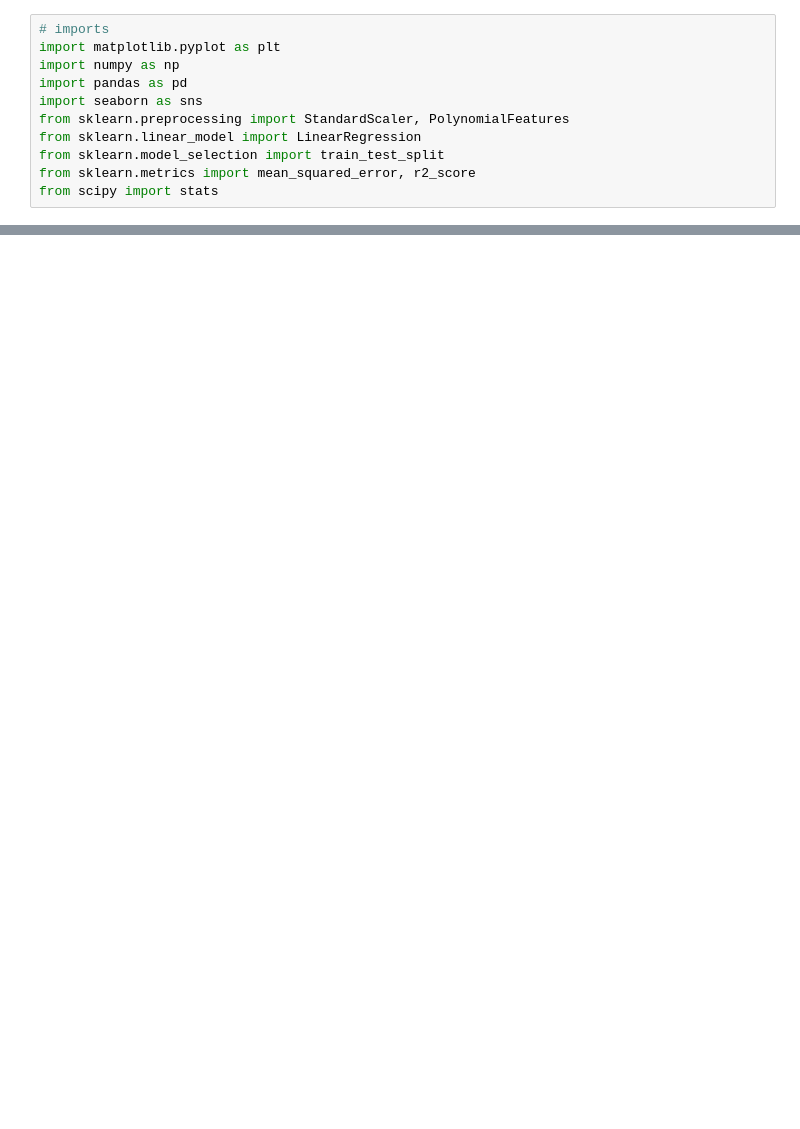
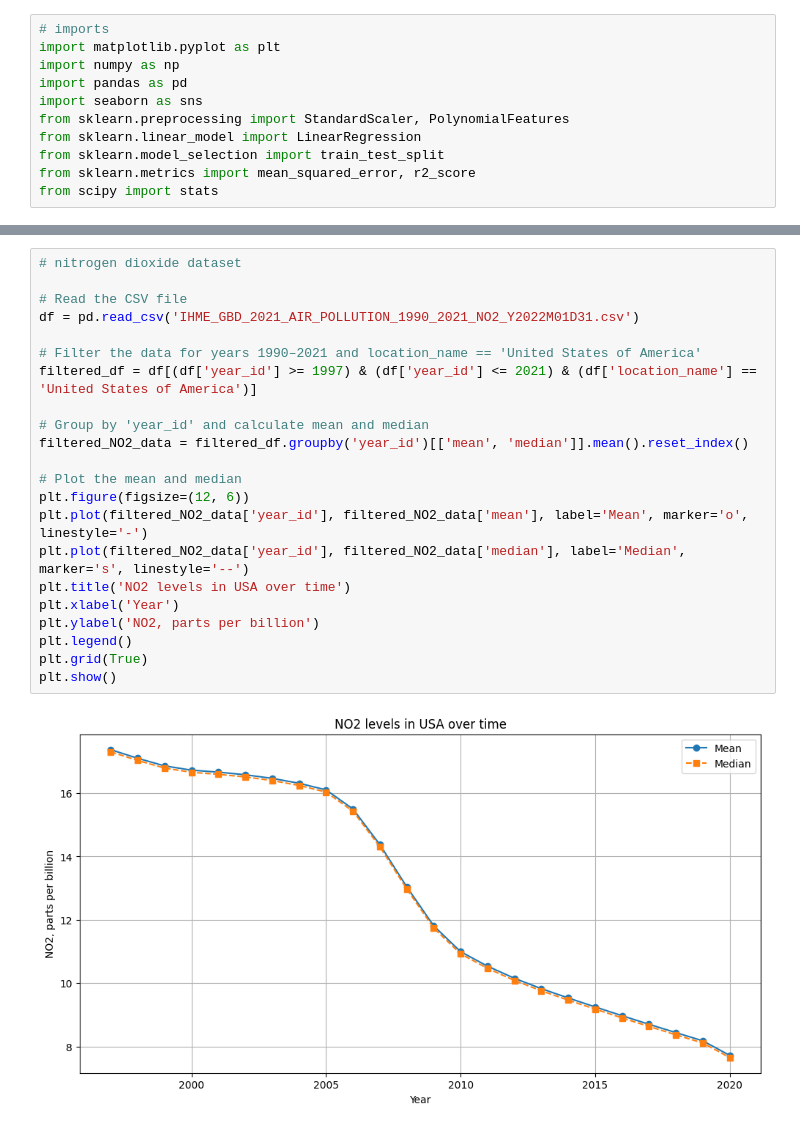
Before and after one commit to EthanXC/Urban-Air-Quality-Prediction, a Jupyter notebook: models.ipynb, the cells around one changed output, grey strips where cells are left out. Cells and saved outputs as stored; diff of their text form; blank space fills up the shorter version.

```diff
--- a/models.ipynb
+++ b/models.ipynb
@@ -164,0 +217,24 @@ plt.show()
+# %%
+# nitrogen dioxide dataset
+
+# Read the CSV file
+df = pd.read_csv('IHME_GBD_2021_AIR_POLLUTION_1990_2021_NO2_Y2022M01D31.csv')
+
+# Filter the data for years 1990–2021 and location_name == 'United States of America'
+filtered_df = df[(df['year_id'] >= 1997) & (df['year_id'] <= 2021) & (df['location_name'] == 'United States of America')]
+
+# Group by 'year_id' and calculate mean and median
+filtered_NO2_data = filtered_df.groupby('year_id')[['mean', 'median']].mean().reset_index()
+
+# Plot the mean and median
+plt.figure(figsize=(12, 6))
+plt.plot(filtered_NO2_data['year_id'], filtered_NO2_data['mean'], label='Mean', marker='o', linestyle='-')
+plt.plot(filtered_NO2_data['year_id'], filtered_NO2_data['median'], label='Median', marker='s', linestyle='--')
+plt.title('NO2 levels in USA over time')
+plt.xlabel('Year')
+plt.ylabel('NO2, parts per billion')
+plt.legend()
+plt.grid(True)
+plt.show()
+# %% [output]
+[figure, added]
```
Also changed, not shown: parts of 12 cells of this notebook, 1 other file.
